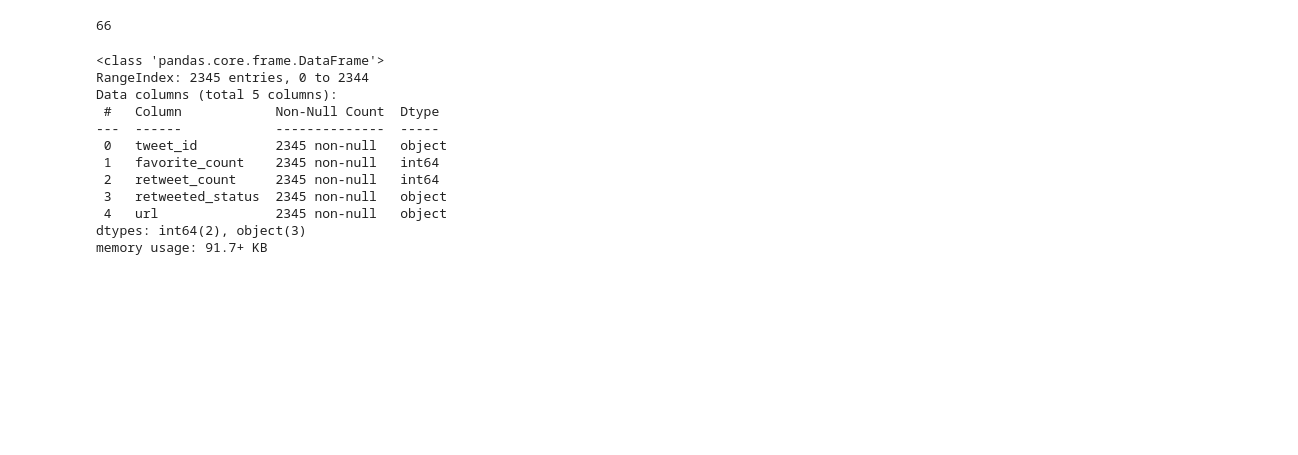
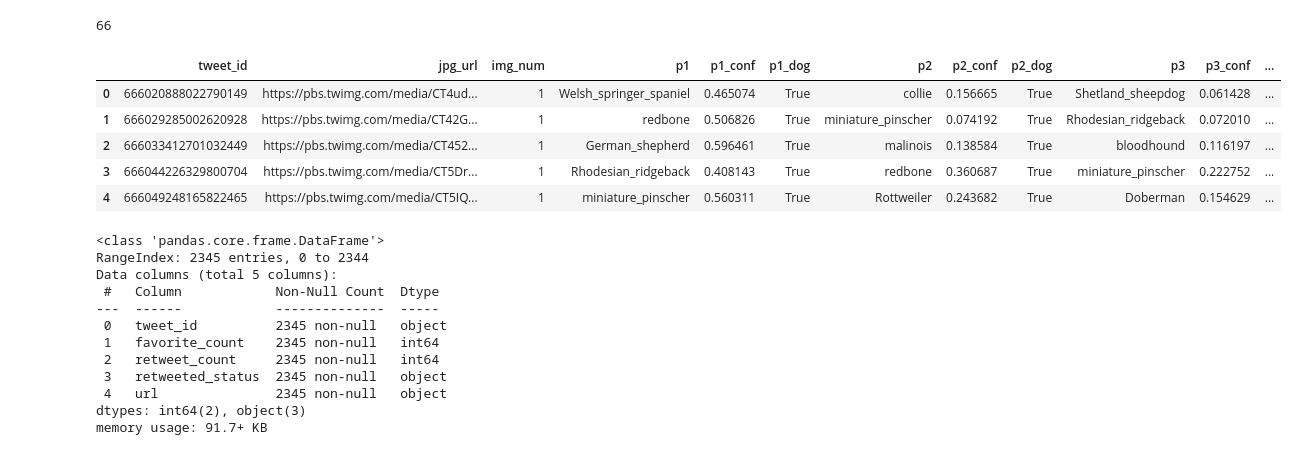
Before and after one commit to danielzion/DataWranglingUdacityProject, a Jupyter notebook: wrangle_act.ipynb, the cells around one changed output. Cells and saved outputs as stored; diff of their text form; code cells hidden in the pictures; blank space fills up the shorter version.

```diff
--- a/wrangle_act.ipynb
+++ b/wrangle_act.ipynb
@@ -274,6 +305,15 @@ image_prediction.sample(10)
 sum(image_prediction.jpg_url.duplicated())
 # %% [output]
 66
+# %%
+image_prediction.head()
+# %% [output]
+|  | tweet_id | jpg_url | img_num | p1 | p1_conf | p1_dog | p2 | p2_conf | p2_dog | p3 | p3_conf | ... |
+| 0 | 666020888022790149 | https://pbs.twimg.com/media/CT4ud... | 1 | Welsh_springer_spaniel | 0.465074 | True | collie | 0.156665 | True | Shetland_sheepdog | 0.061428 | ... |
+| 1 | 666029285002620928 | https://pbs.twimg.com/media/CT42G... | 1 | redbone | 0.506826 | True | miniature_pinscher | 0.074192 | True | Rhodesian_ridgeback | 0.072010 | ... |
+| 2 | 666033412701032449 | https://pbs.twimg.com/media/CT452... | 1 | German_shepherd | 0.596461 | True | malinois | 0.138584 | True | bloodhound | 0.116197 | ... |
+| 3 | 666044226329800704 | https://pbs.twimg.com/media/CT5Dr... | 1 | Rhodesian_ridgeback | 0.408143 | True | redbone | 0.360687 | True | miniature_pinscher | 0.222752 | ... |
+| 4 | 666049248165822465 | https://pbs.twimg.com/media/CT5IQ... | 1 | miniature_pinscher | 0.560311 | True | Rottweiler | 0.243682 | True | Doberman | 0.154629 | ... |
 # %%
 tweet_json.info()
 # %% [output]
```
Also changed, not shown: parts of 35 cells of this notebook, 4 other files.
